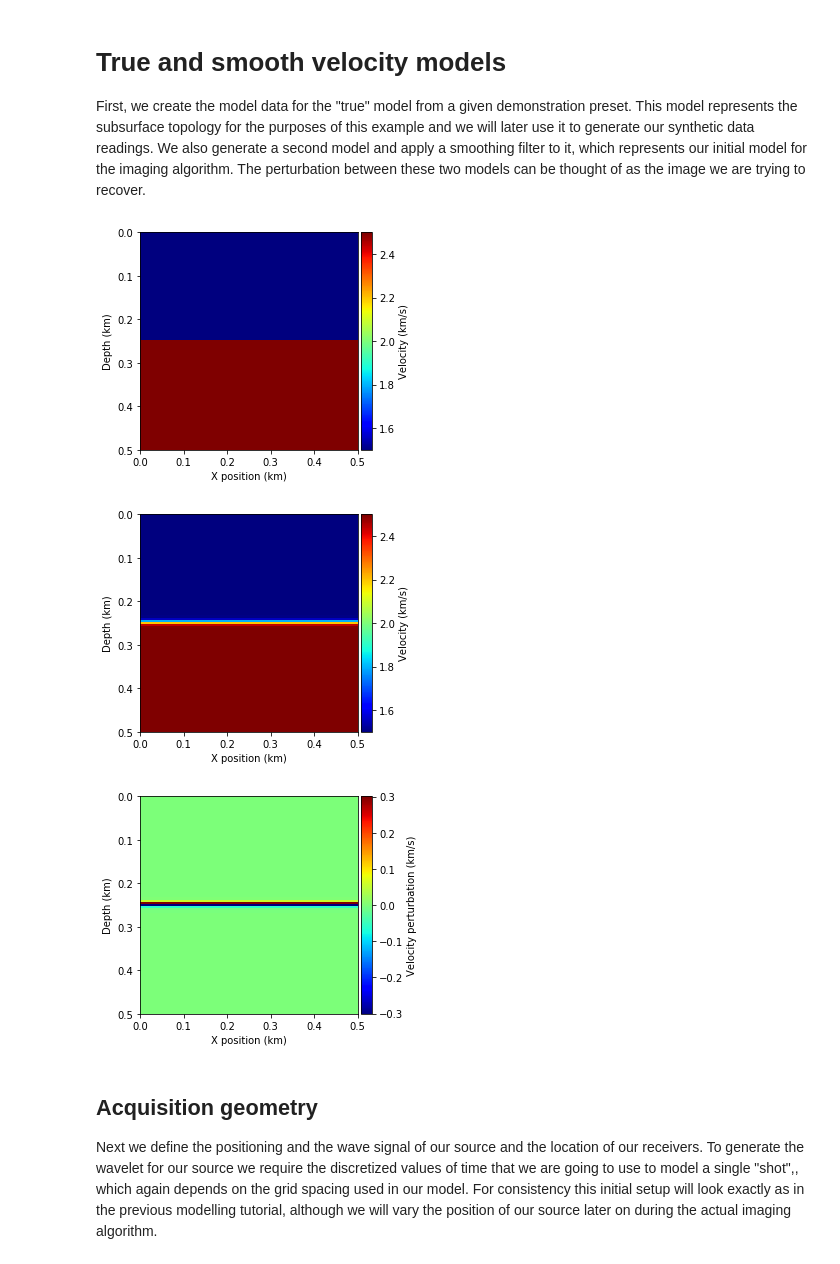
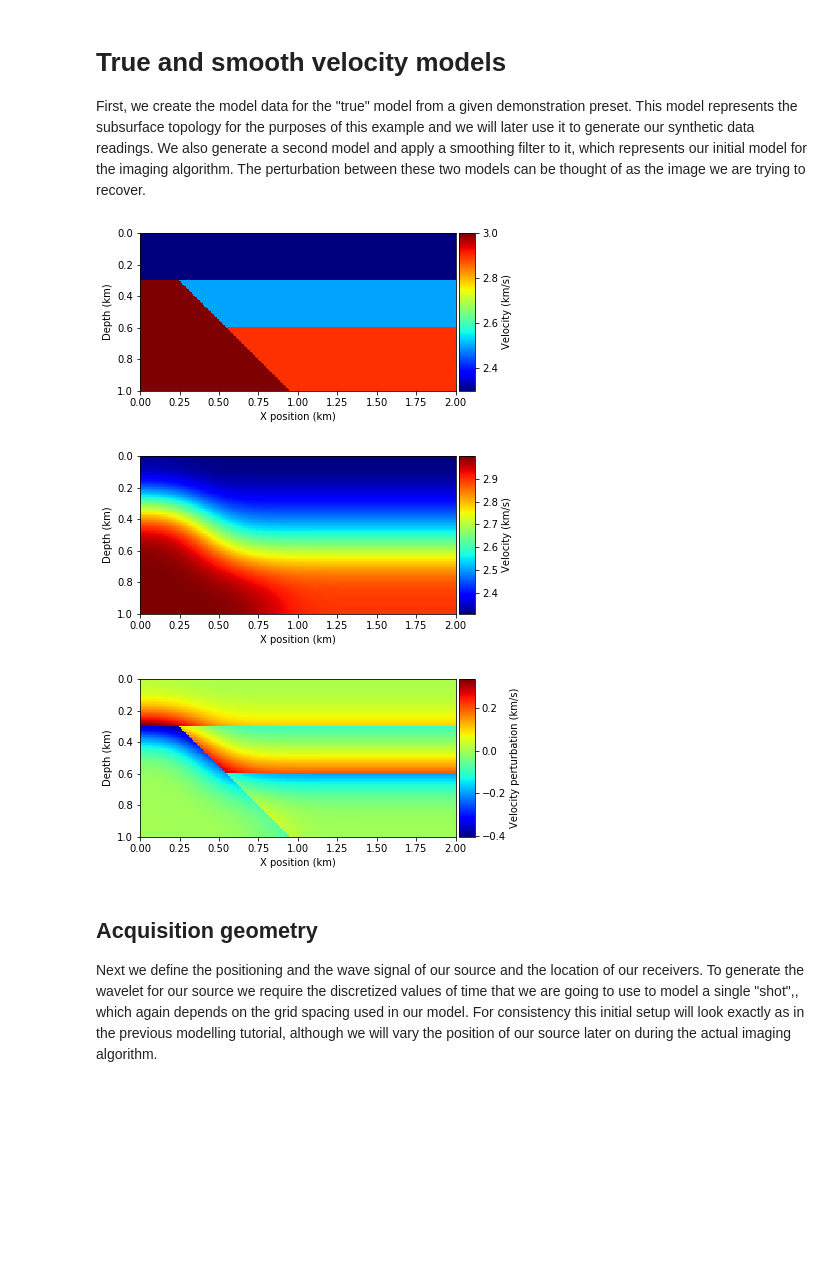
Before and after one commit to tccw/geotools, a Jupyter notebook: toys/devito_WSL/RTM_fault_testing.ipynb, the cells around one changed output. Cells and saved outputs as stored; diff of their text form; code cells hidden in the pictures; blank space fills up the shorter version.

```diff
--- a/toys/devito_WSL/RTM_fault_testing.ipynb
+++ b/toys/devito_WSL/RTM_fault_testing.ipynb
@@ -37,7 +37,7 @@ velocity model that requires low temporal and special resolution. For a more rea
 from examples.seismic import demo_model, Model
 
 # Enable model presets here:
-preset = 'twolayer-isotropic'  # A simple but cheap model (recommended)
+# preset = 'twolayer-isotropic'  # A simple but cheap model (recommended)
 # preset = 'marmousi2d'  # A larger more realistic model
 # preset = 'three-layer-isotropic'
 # preset = 'marm_ii'
@@ -46,7 +46,7 @@ preset = 'twolayer-isotropic'  # A simple but cheap model (recommended)
 # preset = 'anticline_faults'
 # preset = 'b_anticline_faults'
 # preset = 'sixty_nml_flt_vel_5m'
-# preset = 'vel_wedge'
+preset = 'vel_wedge'
 
 # Standard preset with a simple two-layer model
 if preset == 'twolayer-isotropic':
@@ -85,15 +85,15 @@ if preset == 'three-layer-isotropic':
 # Resampled portion of the Marmousi-ii 2D model with variable fault offset
 if preset == 'marm_ii':
     def create_model(grid=None):
-        nbpml = 50
-        return Model(origin=(0., 0.), shape=vel_marm_ii.T.shape, spacing=(10., 10.),
+        nbpml = 200
+        return Model(origin=(0., 0.), shape=vel_marm_ii.T.shape, spacing=(5., 5.),
                      nbpml=nbpml, vp=vel_marm_ii.T, space_order=2)
     filter_sigma = (1, 1)
     nshots = 1
     nreceivers = 500
     t0 = 0.
     tn = 500.  # Simulation last 1 second (1000 ms)
-    f0 = 0.020  # Source peak frequency is 10Hz (0.010 kHz)
+    f0 = 0.030  # Source peak frequency is 10Hz (0.010 kHz)
 
 # Variable 45 degree fault model with salt above (10m resolution)
 if preset == 'fourfive_nml_flt_vel':
@@ -133,7 +133,7 @@ if preset == 'sixty_nml_flt_vel_5m':
     nreceivers = 500
     t0 = 0.
     tn = 800.  # Simulation last 1 second (1000 ms)
-    f0 = 0.030  # Source peak frequency is 10Hz (0.010 kHz)
+    f0 = 0.025  # Source peak frequency is 10Hz (0.010 kHz)
 
 # Anticline with vertical faults (5m resolution)
 if preset == 'anticline_faults':
@@ -178,14 +178,14 @@ if preset == 'marmousi2d-isotropic':
 # Simple velocity model with some 45 dips
 if preset == 'vel_wedge':
     def create_model(grid=None):
-        nbpml = 50
+        nbpml = 100
         return Model(origin=(0., 0.), shape=vel_wedge.T.shape, spacing=(10., 10.),
                      nbpml=nbpml, vp=vel_wedge.T, space_order=2)
     filter_sigma = (1, 1)
     nshots = 1
     nreceivers = 500
     t0 = 0.
-    tn = 1000.  # Simulation last 1 second (1000 ms)
+    tn = 800.  # Simulation last 1 second (1000 ms)
     f0 = 0.020  # Source peak frequency is 10Hz (0.010 kHz)
 # %% [markdown]
 # True and smooth velocity models
@@ -194,31 +194,31 @@ First, we create the model data for the "true" model from a given demonstration
 # %%
 #NBVAL_IGNORE_OUTPUT
 from examples.seismic import plot_velocity, plot_perturbation
 from scipy import ndimage
 
 # Create true model from a preset
 model = create_model()
 
 # Create initial model and smooth the boundaries
 model0 = create_model(grid=model.grid)
 # model0.vp = model0.vp * 0.9
 # model0.vp[:,50:60] = 2.5
 # rand_vals = np.random.uniform(low=0.95, high=1.05,size=(500,200))
 # for i in range(40):
 #     rand_vals = ndimage.gaussian_filter(rand_vals, sigma=filter_sigma, order=0)
 # model0.vp = model0.vp * rand_vals
-for i in range(1):
+for i in range(200):
     model0.vp = ndimage.gaussian_filter(model0.vp, sigma=filter_sigma, order=0)
 
 
 # Plot the true and initial model and the perturbation between them
 plot_velocity(model)
 plot_velocity(model0)
 plot_perturbation(model0, model)
 # %% [output]
-[figure, old version]
+[figure, new version]
-[figure, old version]
+[figure, new version]
-[figure, old version]
+[figure, new version]
 # %% [markdown]
 ## Acquisition geometry
 
```
Also changed, not shown: parts of 11 cells of this notebook.
